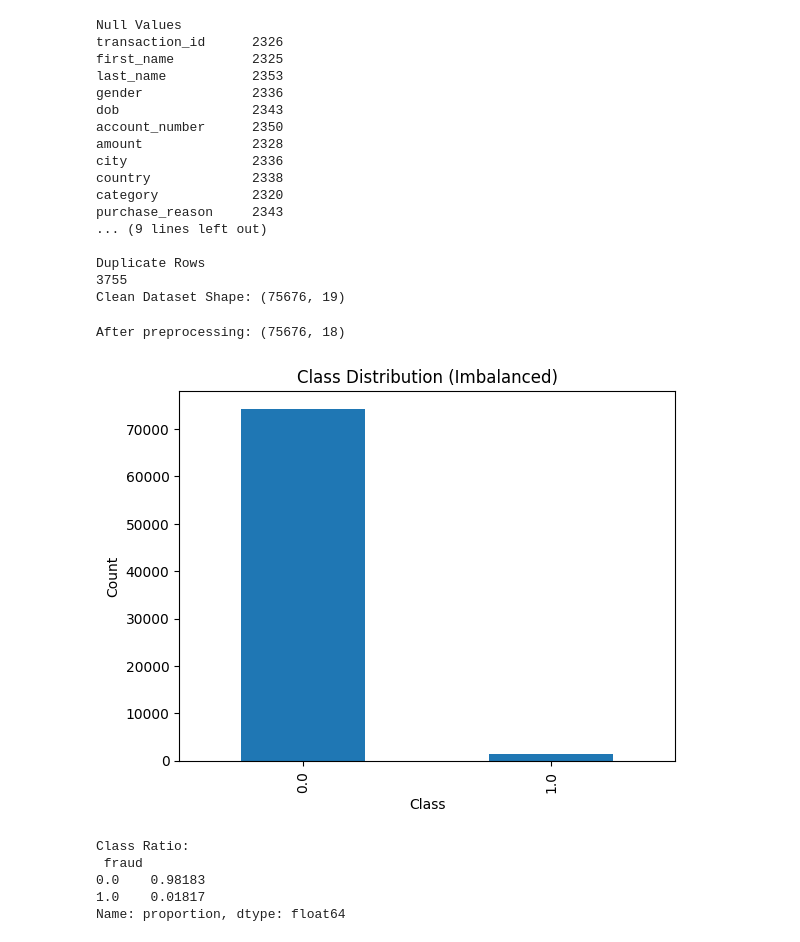
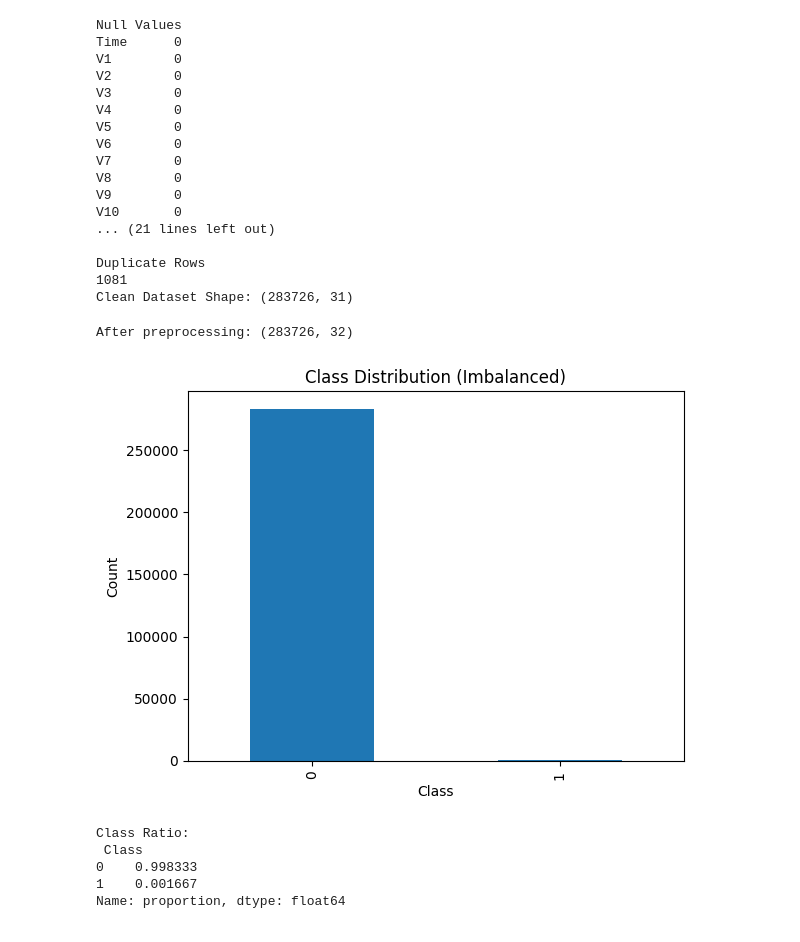
Before and after one commit to aman-raj-2011/CODSOFT-INTERNSHIP, a Jupyter notebook: Credit_Card_Fraud_Detection.ipynb, the cells around one changed output. Drawn from its saved outputs; the diff is of its cells as text; code cells hidden in the pictures.

```diff
--- a/Credit_Card_Fraud_Detection.ipynb
+++ b/Credit_Card_Fraud_Detection.ipynb
@@ -31,8 +11,10 @@ from sklearn.metrics import classification_report, roc_auc_score
 from imblearn.over_sampling import SMOTE
 from xgboost import XGBClassifier
 # %%
-df = pd.read_csv('/content/TransactionsDataset.csv')
+from google.colab import files
+uploaded = files.upload()
 
+df= pd.read_csv('creditcard.csv')
 print(df.shape)
 df.head()
 # %% [output]
@@ -57,39 +42,24 @@ df = df.drop_duplicates()
 print("Clean Dataset Shape:", df.shape)
 # %% [output]
 Null Values
-transaction_id      2326
-first_name          2325
-last_name           2353
-gender              2336
-dob                 2343
-account_number      2350
-amount              2328
-city                2336
-country             2338
-category            2320
-purchase_reason     2343
-... (9 lines left out)
+Time      0
+V1        0
+V2        0
+V3        0
+V4        0
+V5        0
+V6        0
+V7        0
+V8        0
+V9        0
+V10       0
+... (21 lines left out)
 
 Duplicate Rows
-3755
-Clean Dataset Shape: (75676, 19)
+1081
+Clean Dataset Shape: (283726, 31)
-# %%
-df['age'] = 2025 - pd.to_datetime(df['dob']).dt.year
-
-# Night transaction
-df['is_night'] = df['transaction_hour'].apply(lambda x: 1 if x >= 23 or x <= 4 else 0)
-
-# High amount flag
-df['high_amount'] = (df['amount'] > 3000).astype(int)
-
-# Suspicious relation
-df['is_suspicious_relation'] = df['relation'].isin(['unknown', 'suspicious']).astype(int)
-
-# New user flag
-df['is_new_user'] = (df['user_type'] == 'new').astype(int)
-
-# Long distance flag
-df['long_distance'] = (df['distance_km'] > 5000).astype(int)
+# %%
+df['high_amount'] = (df['Amount'] > 3000).astype(int)
 # %%
 cols_to_drop = [
     'transaction_id','account_number',
@@ -100,7 +70,7 @@ cols_to_drop = [
 df = df.drop(columns=cols_to_drop, errors='ignore')
 print("After preprocessing:", df.shape)
 # %% [output]
-After preprocessing: (75676, 18)
+After preprocessing: (283726, 32)
 # %%
 categorical_cols = df.select_dtypes(include='object').columns
 
@@ -110,19 +80,19 @@ for col in categorical_cols:
 # %%
 import matplotlib.pyplot as plt
 import seaborn as sns
 
-df['fraud'].value_counts().plot(kind='bar')
+df['Class'].value_counts().plot(kind='bar')
 plt.title("Class Distribution (Imbalanced)")
 plt.xlabel("Class")
 plt.ylabel("Count")
 plt.show()
 
-print("Class Ratio:\n", df['fraud'].value_counts(normalize=True))
+print("Class Ratio:\n", df['Class'].value_counts(normalize=True))
 # %% [output]
-[figure, old version]
+[figure, new version]
 Class Ratio:
- fraud
-0.0    0.98183
-1.0    0.01817
+ Class
+0    0.998333
+1    0.001667
 Name: proportion, dtype: float64
 # %%
```
Also changed, not shown: parts of 10 cells of this notebook.
